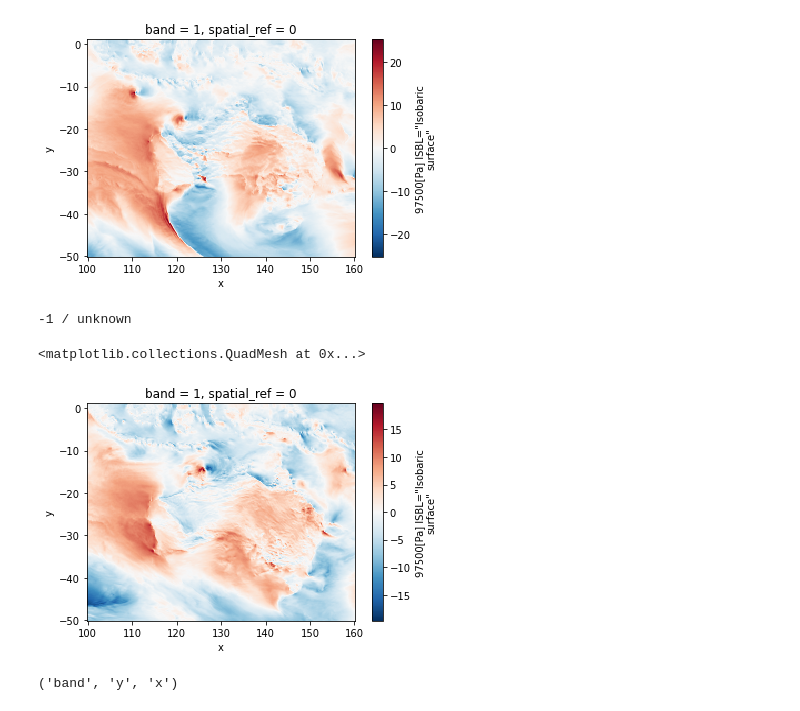
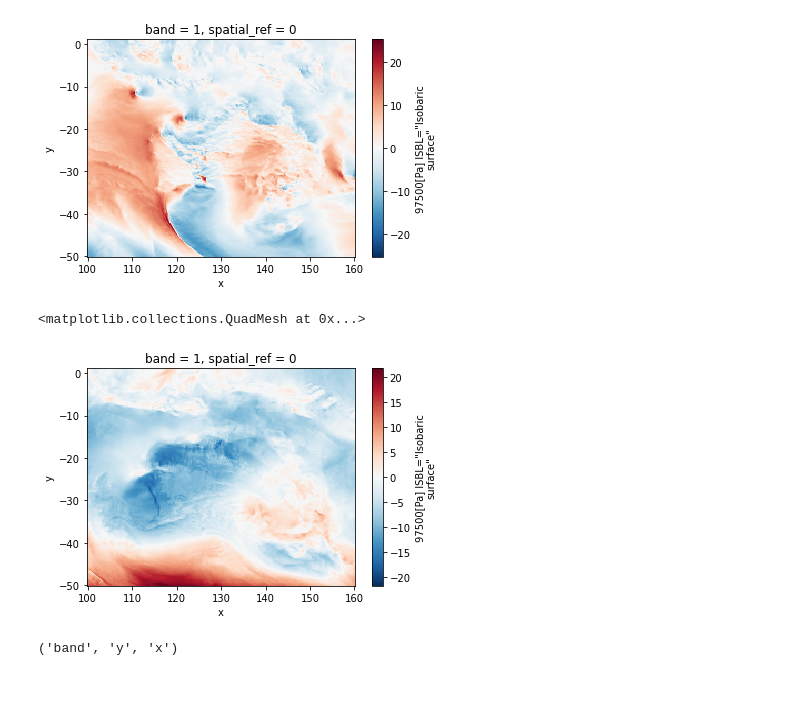
Before and after one commit to cesaraustralia/WindDispersalForecastTool, a Jupyter notebook: Scripts/GFS_data_download.ipynb, the cells around one changed output. Drawn from its saved outputs; the diff is of its cells as text; code cells hidden in the pictures.

```diff
--- a/Scripts/GFS_data_download.ipynb
+++ b/Scripts/GFS_data_download.ipynb
@@ -70,16 +70,15 @@ def download_wind(dates, time=12, nforecast=1, components=['VGRD','UGRD'], level
                 # print("nforcast", j, "downloaded!")
 # %%
 # download 2 days wind forecast
-download_wind(dates=[20220226], time=00, nforecast=1, outdir="/mnt/c/Users/61423/Desktop/GFStest/")
+outdir = "/home/rvalavi/Downloads/GFSdata/"
+download_wind(dates=[20220505], time=00, nforecast=10, outdir=outdir)
-# %% [output]
--1 / unknown
 # %%
 # read one of the files
-r = rx.open_rasterio("/mnt/c/Users/61423/Desktop/GFStest/gfs_vgrd_20220227_t00z_f006")
+r = rx.open_rasterio(outdir + "gfs_ugrd_20220505_t00z_f000")
 r.plot()
 # %% [output]
 <matplotlib.collections.QuadMesh at 0x...>
-[figure, old version]
+[figure, new version]
 # %%
 r.dims
 # %% [output]
```
Also changed, not shown: parts of 4 cells of this notebook, 2 other files.
